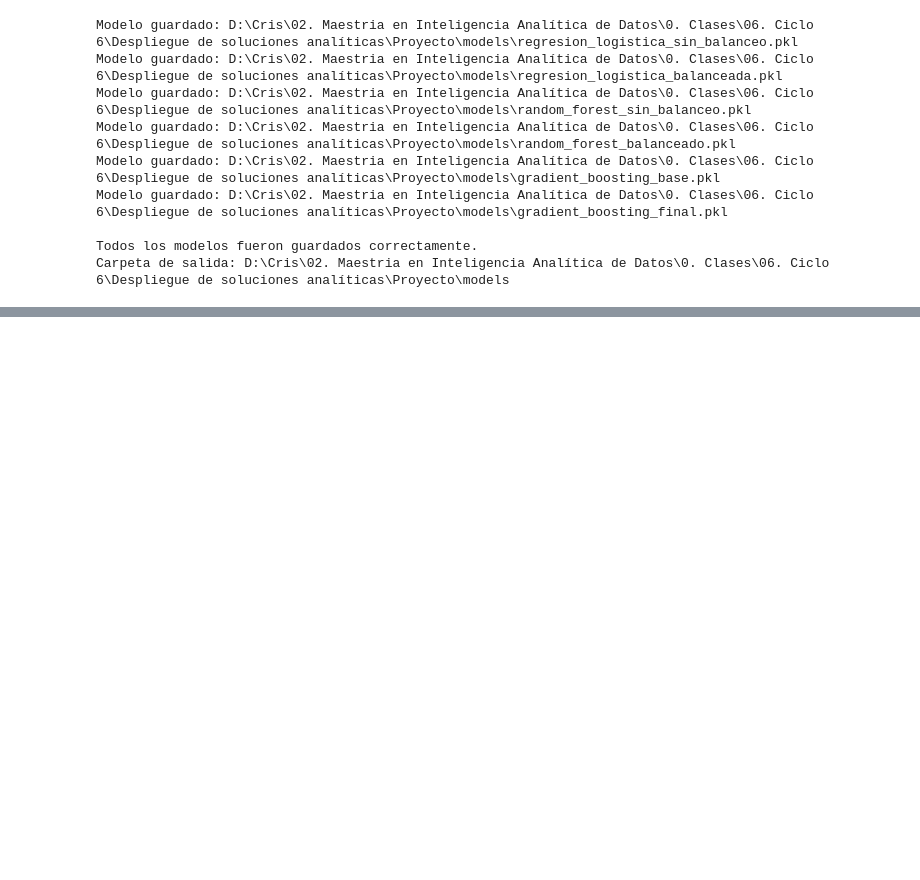
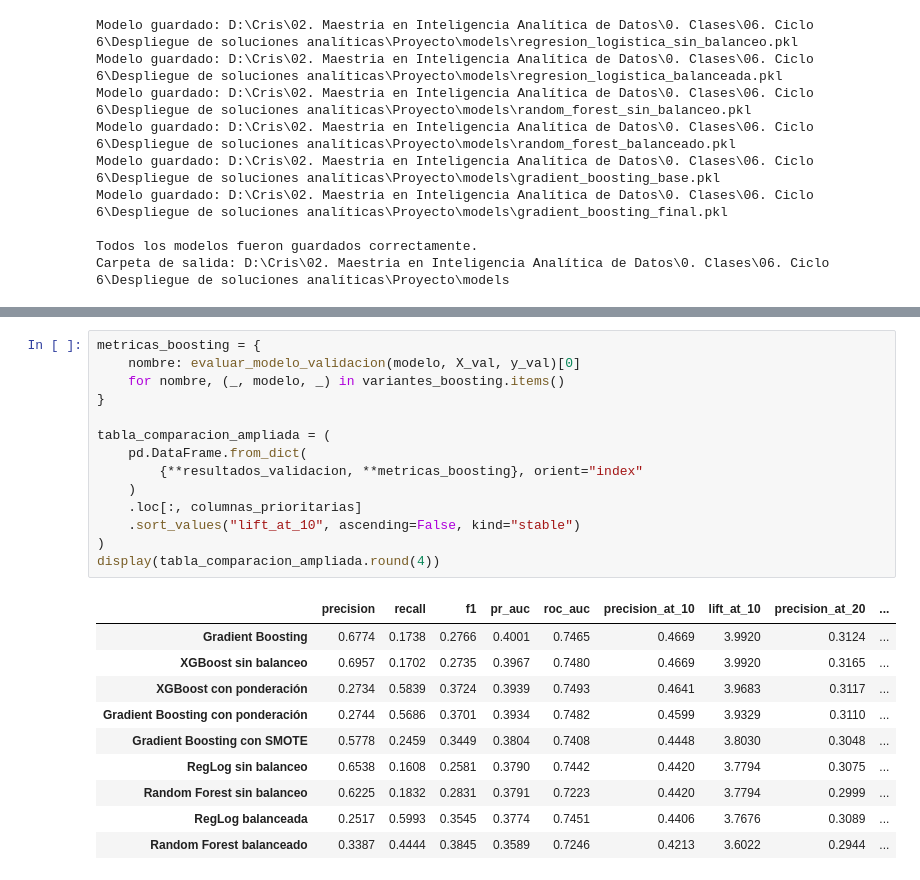
Before and after one commit to CrisSCon/priorizacion-clientes-cdt, a Jupyter notebook: notebooks/02_modelado_baseline_reglog.ipynb, the cells around one changed output, grey strips where cells are left out. Saved outputs shown, nothing was run; the diff lists cells and outputs as text; blank space fills up the shorter version.

Commit message:
Agrega variantes de boosting y comparación en MLflow

```diff
--- a/notebooks/02_modelado_baseline_reglog.ipynb
+++ b/notebooks/02_modelado_baseline_reglog.ipynb
@@ -1153,0 +1219,25 @@ Carpeta de salida: D:\Cris\02. Maestria en Inteligencia Analítica de Datos\0. C
+# %%
+metricas_boosting = {
+    nombre: evaluar_modelo_validacion(modelo, X_val, y_val)[0]
+    for nombre, (_, modelo, _) in variantes_boosting.items()
+}
+
+tabla_comparacion_ampliada = (
+    pd.DataFrame.from_dict(
+        {**resultados_validacion, **metricas_boosting}, orient="index"
+    )
+    .loc[:, columnas_prioritarias]
+    .sort_values("lift_at_10", ascending=False, kind="stable")
+)
+display(tabla_comparacion_ampliada.round(4))
+# %% [output]
+|  | precision | recall | f1 | pr_auc | roc_auc | precision_at_10 | lift_at_10 | precision_at_20 | ... |
+| Gradient Boosting | 0.6774 | 0.1738 | 0.2766 | 0.4001 | 0.7465 | 0.4669 | 3.9920 | 0.3124 | ... |
+| XGBoost sin balanceo | 0.6957 | 0.1702 | 0.2735 | 0.3967 | 0.7480 | 0.4669 | 3.9920 | 0.3165 | ... |
+| XGBoost con ponderación | 0.2734 | 0.5839 | 0.3724 | 0.3939 | 0.7493 | 0.4641 | 3.9683 | 0.3117 | ... |
+| Gradient Boosting con ponderación | 0.2744 | 0.5686 | 0.3701 | 0.3934 | 0.7482 | 0.4599 | 3.9329 | 0.3110 | ... |
+| Gradient Boosting con SMOTE | 0.5778 | 0.2459 | 0.3449 | 0.3804 | 0.7408 | 0.4448 | 3.8030 | 0.3048 | ... |
+| RegLog sin balanceo | 0.6538 | 0.1608 | 0.2581 | 0.3790 | 0.7442 | 0.4420 | 3.7794 | 0.3075 | ... |
+| Random Forest sin balanceo | 0.6225 | 0.1832 | 0.2831 | 0.3791 | 0.7223 | 0.4420 | 3.7794 | 0.2999 | ... |
+| RegLog balanceada | 0.2517 | 0.5993 | 0.3545 | 0.3774 | 0.7451 | 0.4406 | 3.7676 | 0.3089 | ... |
+| Random Forest balanceado | 0.3387 | 0.4444 | 0.3845 | 0.3589 | 0.7246 | 0.4213 | 3.6022 | 0.2944 | ... |
```
Also changed, not shown: parts of 12 cells of this notebook.
